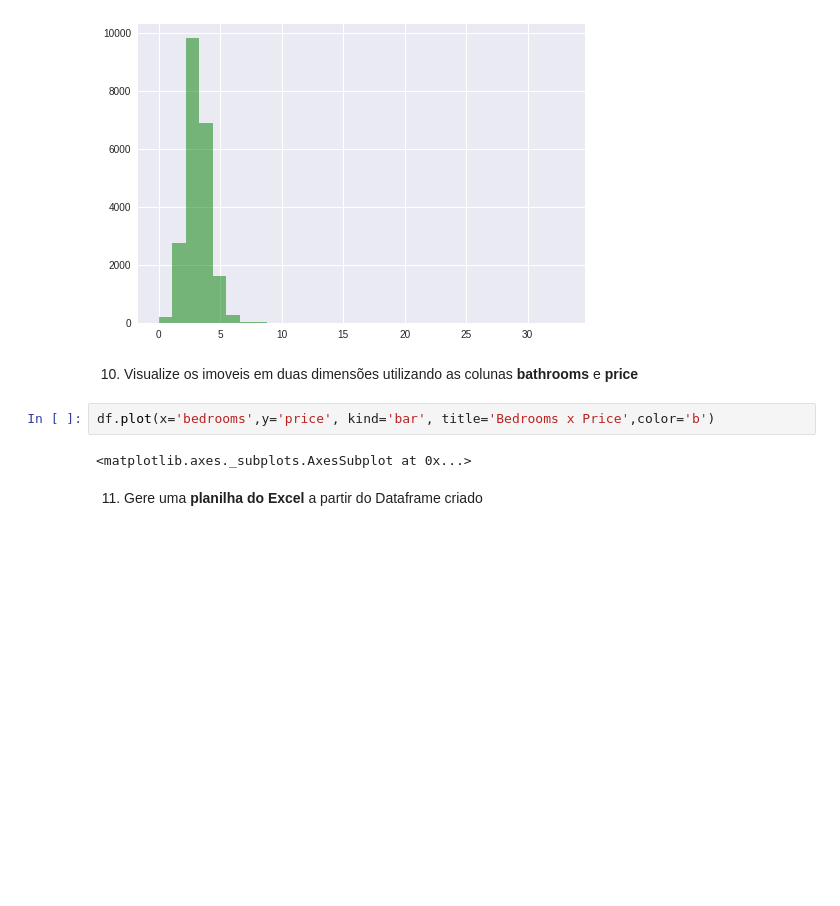
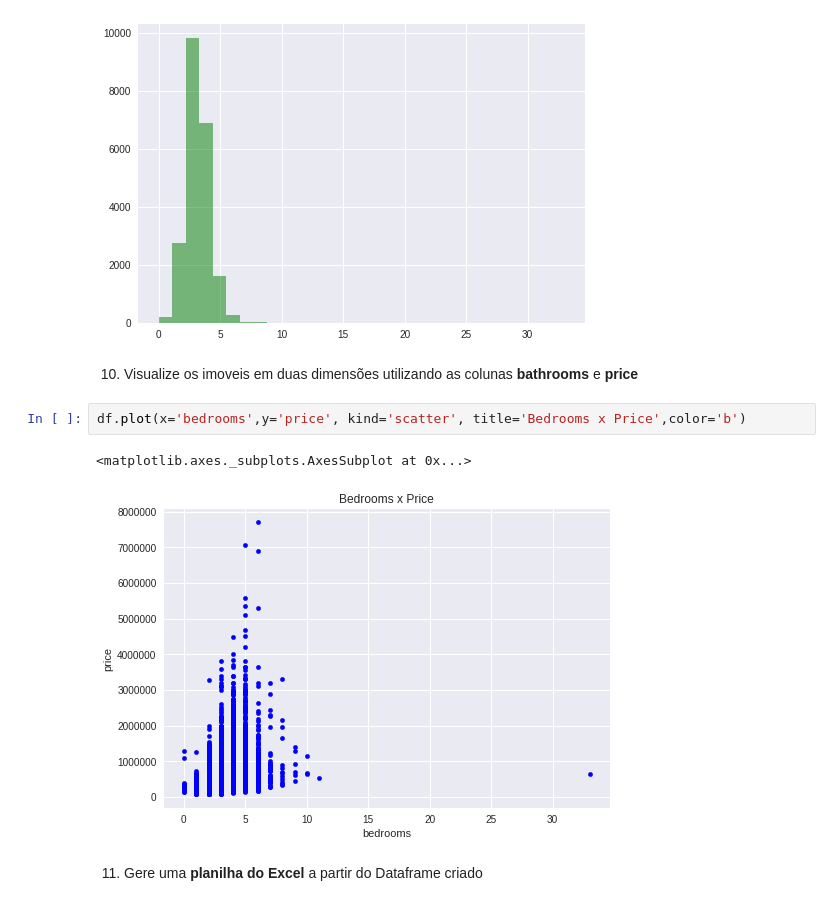
Before and after one commit to ficosta/MentoriaEvolution, a Jupyter notebook: me_data_analysis_exercicios.ipynb, the cells around one changed output. Saved outputs shown, nothing was run; the diff lists cells and outputs as text; blank space fills up the shorter version.

```diff
--- a/me_data_analysis_exercicios.ipynb
+++ b/me_data_analysis_exercicios.ipynb
@@ -225,9 +272,10 @@ df['bedrooms'].hist(bins=30,alpha=0.5,color='Green')
 # %% [markdown]
 10) Visualize os imoveis em duas dimensões utilizando as colunas **bathrooms** e **price**
 # %%
-df.plot(x='bedrooms',y='price', kind='bar', title='Bedrooms x Price',color='b')
+df.plot(x='bedrooms',y='price', kind='scatter', title='Bedrooms x Price',color='b')
 # %% [output]
 <matplotlib.axes._subplots.AxesSubplot at 0x...>
+[figure, added]
 # %% [markdown]
 11) Gere uma **planilha do Excel** a partir do Dataframe criado
 # %%
```
Also changed, not shown: parts of 4 cells of this notebook.
